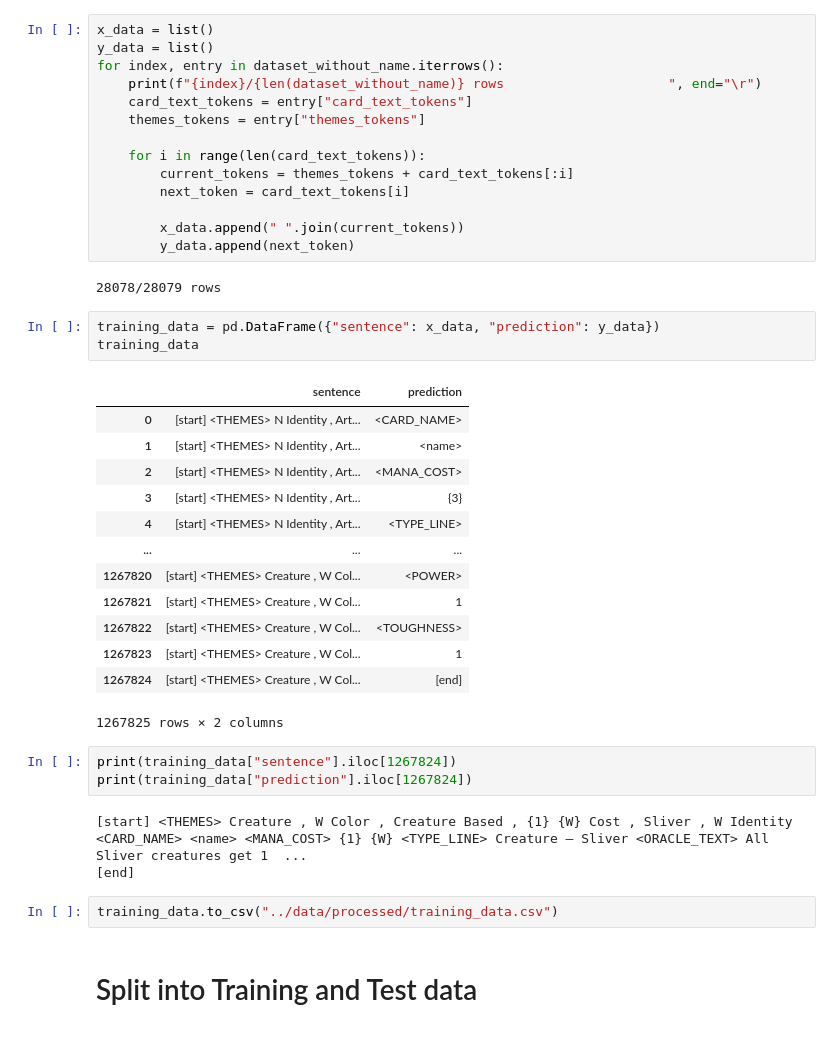
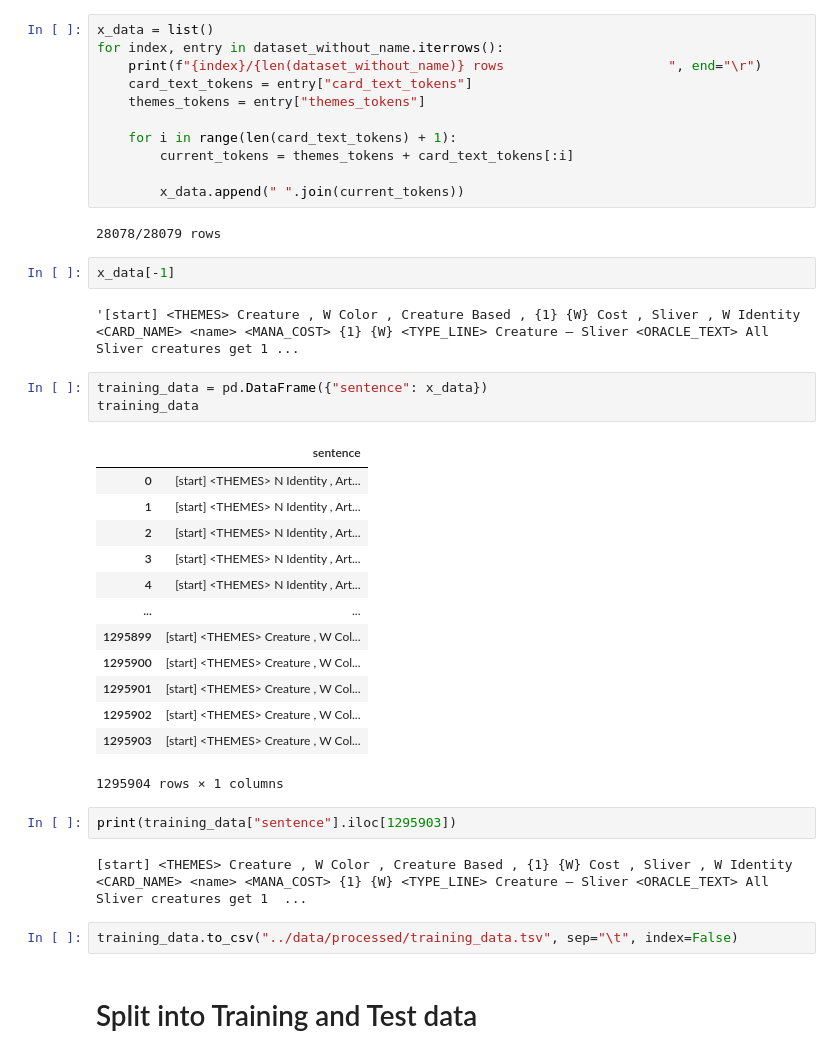
Before and after one commit to BBotzer/TCG_Generator, a Jupyter notebook: tcg_generator/notebooks/decoder_thompson_botzercopy.ipynb, the cells around one changed output. Saved outputs shown, nothing was run; the diff lists cells and outputs as text.

```diff
--- a/tcg_generator/notebooks/decoder_thompson_botzercopy.ipynb
+++ b/tcg_generator/notebooks/decoder_thompson_botzercopy.ipynb
@@ -585,45 +581,44 @@ dataset_without_name
 28079 rows × 4 columns
 # %%
 x_data = list()
-y_data = list()
 for index, entry in dataset_without_name.iterrows():
     print(f"{index}/{len(dataset_without_name)} rows                     ", end="\r")
     card_text_tokens = entry["card_text_tokens"]
     themes_tokens = entry["themes_tokens"]
 
-    for i in range(len(card_text_tokens)):
+    for i in range(len(card_text_tokens) + 1):
         current_tokens = themes_tokens + card_text_tokens[:i]
-        next_token = card_text_tokens[i]
 
         x_data.append(" ".join(current_tokens))
-        y_data.append(next_token)
 # %% [output]
 28078/28079 rows
+# %%
+x_data[-1]
+# %% [output]
+'[start] <THEMES> Creature , W Color , Creature Based , {1} {W} Cost , Sliver , W Identity <CARD_NAME> <name> <MANA_COST> {1} {W} <TYPE_LINE> Creature — Sliver <ORACLE_TEXT> All Sliver creatures get 1 ...
 # %%
-training_data = pd.DataFrame({"sentence": x_data, "prediction": y_data})
+training_data = pd.DataFrame({"sentence": x_data})
 training_data
 # %% [output]
-|  | sentence | prediction |
-| 0 | [start] <THEMES> N Identity , Art... | <CARD_NAME> |
-| 1 | [start] <THEMES> N Identity , Art... | <name> |
-| 2 | [start] <THEMES> N Identity , Art... | <MANA_COST> |
-| 3 | [start] <THEMES> N Identity , Art... | {3} |
-| 4 | [start] <THEMES> N Identity , Art... | <TYPE_LINE> |
-| ... | ... | ... |
-| 1267820 | [start] <THEMES> Creature , W Col... | <POWER> |
-| 1267821 | [start] <THEMES> Creature , W Col... | 1 |
-| 1267822 | [start] <THEMES> Creature , W Col... | <TOUGHNESS> |
-| 1267823 | [start] <THEMES> Creature , W Col... | 1 |
-| 1267824 | [start] <THEMES> Creature , W Col... | [end] |
+|  | sentence |
+| 0 | [start] <THEMES> N Identity , Art... |
+| 1 | [start] <THEMES> N Identity , Art... |
+| 2 | [start] <THEMES> N Identity , Art... |
+| 3 | [start] <THEMES> N Identity , Art... |
+| 4 | [start] <THEMES> N Identity , Art... |
+| ... | ... |
+| 1295899 | [start] <THEMES> Creature , W Col... |
+| 1295900 | [start] <THEMES> Creature , W Col... |
+| 1295901 | [start] <THEMES> Creature , W Col... |
+| 1295902 | [start] <THEMES> Creature , W Col... |
+| 1295903 | [start] <THEMES> Creature , W Col... |
-1267825 rows × 2 columns
+1295904 rows × 1 columns
 # %%
-print(training_data["sentence"].iloc[1267824])
-print(training_data["prediction"].iloc[1267824])
+print(training_data["sentence"].iloc[1295903])
 # %% [output]
 [start] <THEMES> Creature , W Color , Creature Based , {1} {W} Cost , Sliver , W Identity <CARD_NAME> <name> <MANA_COST> {1} {W} <TYPE_LINE> Creature — Sliver <ORACLE_TEXT> All Sliver creatures get 1  ...
-[end]
 # %%
-training_data.to_csv("../data/processed/training_data.csv")
+training_data.to_csv("../data/processed/training_data.tsv", sep="\t", index=False)
 # %% [markdown]
 # Split into Training and Test data
 # %%
```
Also changed, not shown: parts of 8 cells of this notebook, 1 other file.
